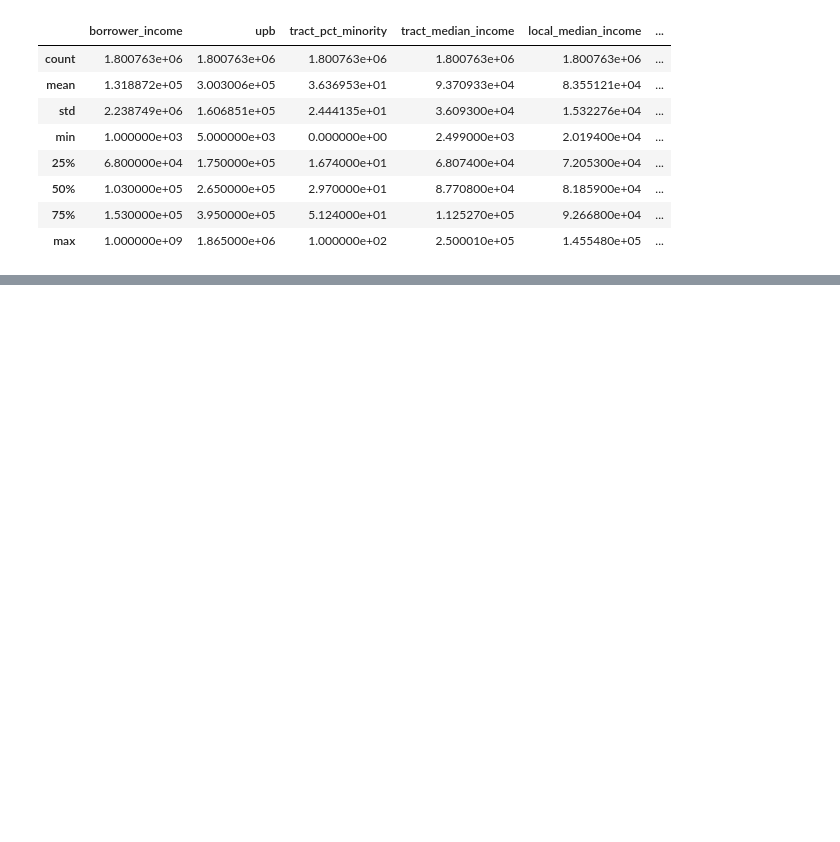
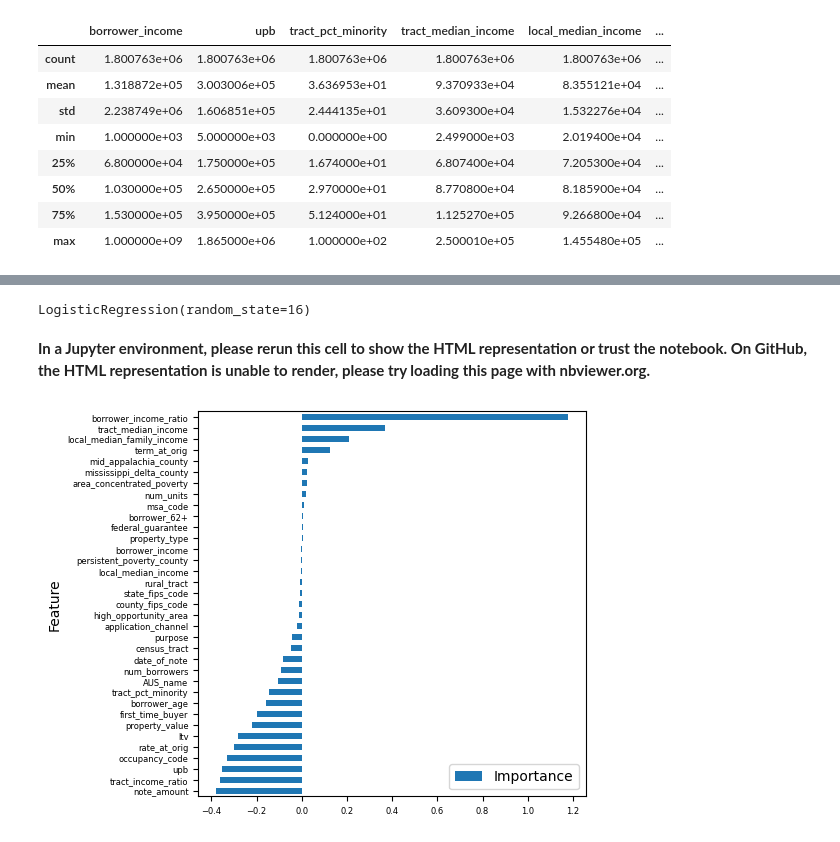
Before and after one commit to amortenson/CSE6242-Group-Project, a Jupyter notebook: housingDataExperimentsFull.ipynb, the cells around one changed output, grey strips where cells are left out. Cells and saved outputs as stored; diff of their text form; code cells hidden in the pictures; blank space fills up the shorter version.

```diff
--- a/housingDataExperimentsFull.ipynb
+++ b/housingDataExperimentsFull.ipynb
@@ -677,0 +726,6 @@ plt.show()
+# %%
+# split dataset in features and target variable
+feature_cols = df_sf_fred_2022_clean.columns.difference(["dti_cat"])
+print("number of features: ", len(feature_cols))    #35
+X = df_sf_fred_2022_clean[feature_cols]  # Features
+y = df_sf_fred_2022_clean["dti_cat"]
@@ -677,0 +734,21 @@ plt.show()
+# %%
+# Scaling the data
+X_num_cols = [col for col in X.columns if X[col].dtype in ["int64", "float64"]]
+X_cat_cols = X.columns.difference(X_num_cols)
+X = pd.concat([X[X_num_cols], X[X_cat_cols]], axis=1)   # numerical columns first
+scaler = preprocessing.StandardScaler().fit(X)
+# print("scaler mean:", scaler.mean_)
+# print("scaler scale:", scaler.scale_)
+X = pd.DataFrame(scaler.transform(X), columns=X.columns)
+# scale both numerical and categorical variables (MinMaxScaler)
+# X = pd.concat([X[X_num_cols], X[X_cat_cols]], axis=1)   # numerical columns first
+# X = X.apply(lambda c: (c.astype(float) - min(c))/(max(c)-min(c)), axis=0)
+# only scale numerical variables (MinMaxScaler)
+# X_num = X[X_num_cols].apply(lambda c: (c.astype(float) - min(c))/(max(c)-min(c)), axis=0)
+# X = pd.concat([X_num, X[X_cat_cols]], axis=1)   # numerical columns first
+#print(X.describe())
+# %%
+# split X and y into training and testing sets
+X_train, X_test, y_train, y_test = train_test_split(X, y, test_size=0.25, random_state=16)
+print("Count of each category in y_train:\n", y_train.value_counts())
+print("Count of each category in y_test:\n", y_test.value_counts())
@@ -677,0 +766,19 @@ plt.show()
+# %%
+# instantiate the model (using the default parameters)
+logreg = LogisticRegression(random_state=16)
+# fit the model with data
+logreg.fit(X_train, y_train)
+# %% [output]
+LogisticRegression(random_state=16)
+# %% [markdown]
+**In a Jupyter environment, please rerun this cell to show the HTML representation or trust the notebook.
+On GitHub, the HTML representation is unable to render, please try loading this page with nbviewer.org.**
+# %%
+# rank feature importance
+y_pred = logreg.predict(X_test)
+feature_importance = pd.DataFrame({'Feature': logreg.feature_names_in_, 'Importance': logreg.coef_[0]})
+feature_importance = feature_importance.sort_values('Importance', ascending=True)
+feature_importance.plot(x='Feature', y='Importance', kind='barh', figsize=(5, 5), fontsize=6)
+plt.show()
+# %% [output]
+[figure, added]
```
Also changed, not shown: parts of 21 cells of this notebook, 2 other files.
